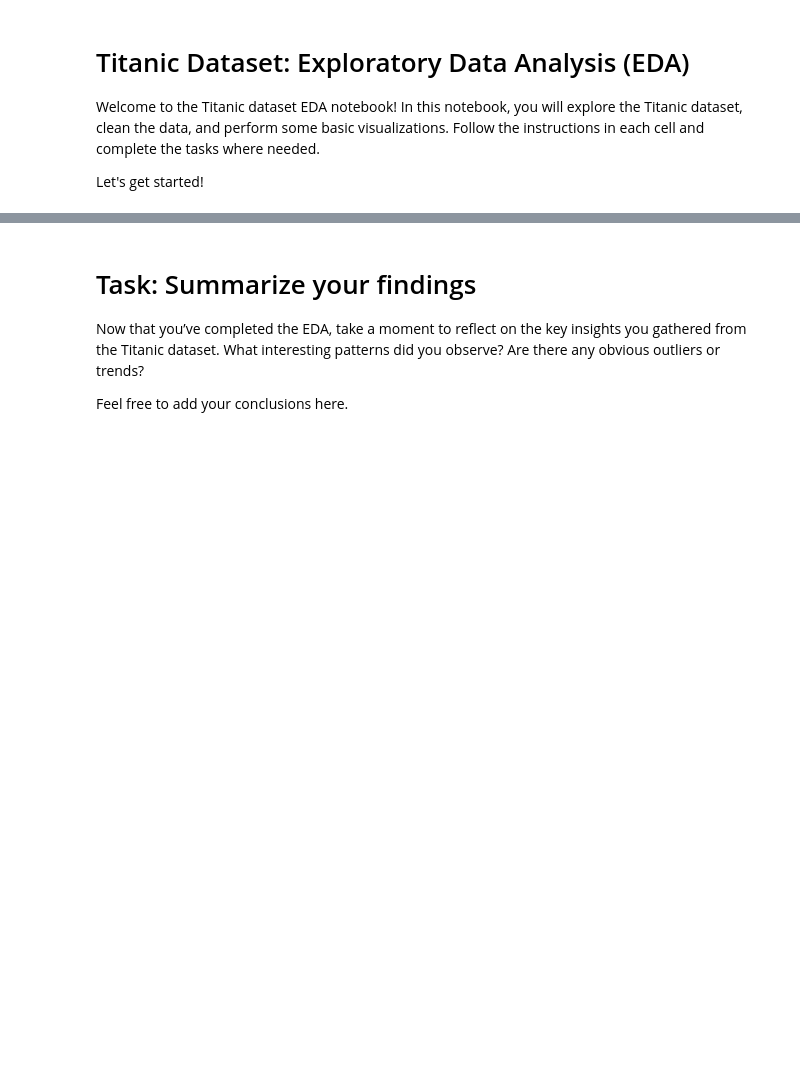
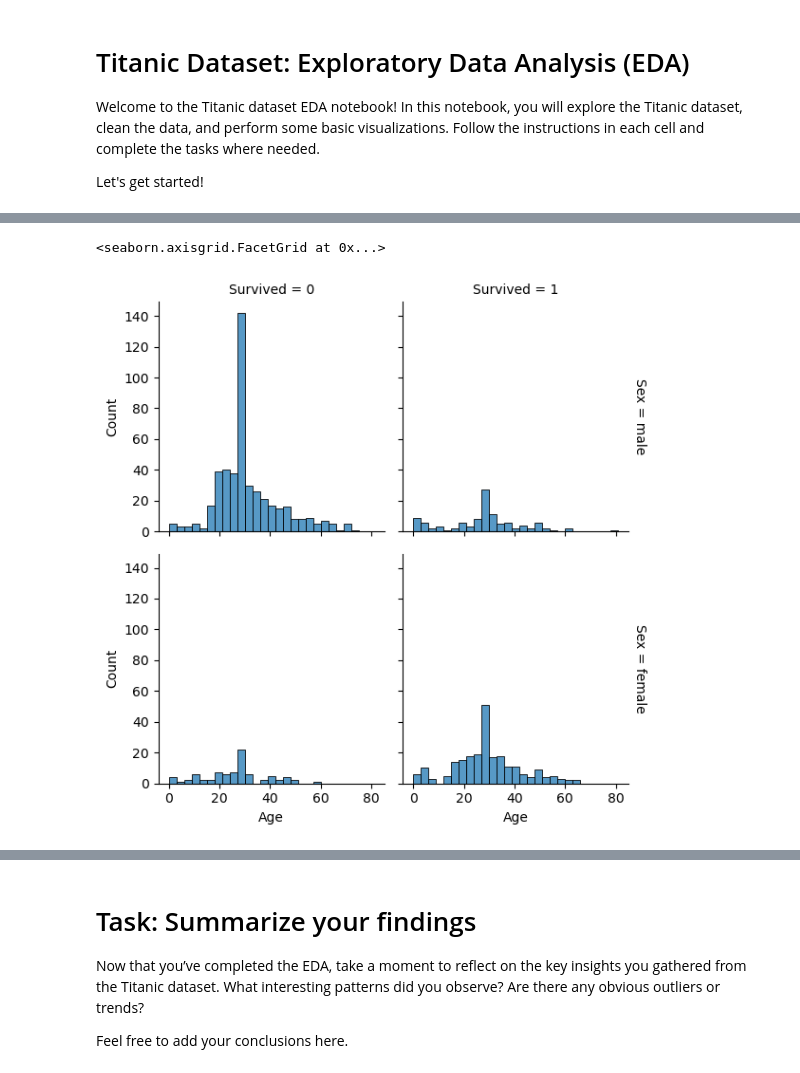
Before and after one commit to ReDI-School/F24-Berlin-Machine-Learning, a Jupyter notebook: Lessons/Session_2_Intro_to_EDA/titanic_eda_student_notebook.ipynb, the cells around one changed output, grey strips where cells are left out. Drawn from its saved outputs; the diff is of its cells as text; code cells hidden in the pictures; blank space fills up the shorter version.

```diff
--- a/Lessons/Session_2_Intro_to_EDA/titanic_eda_student_notebook.ipynb
+++ b/Lessons/Session_2_Intro_to_EDA/titanic_eda_student_notebook.ipynb
@@ -70,0 +249,8 @@ df = pd.read_csv('YOUR_PATH/titanic.csv')
+# %%
+sns.displot(
+df, x="Age", col="Survived", row="Sex",
+binwidth=3, height=3, facet_kws=dict(margin_titles=True),
+)
+# %% [output]
+<seaborn.axisgrid.FacetGrid at 0x...>
+[figure, added]
```
Also changed, not shown: parts of 21 cells of this notebook.
